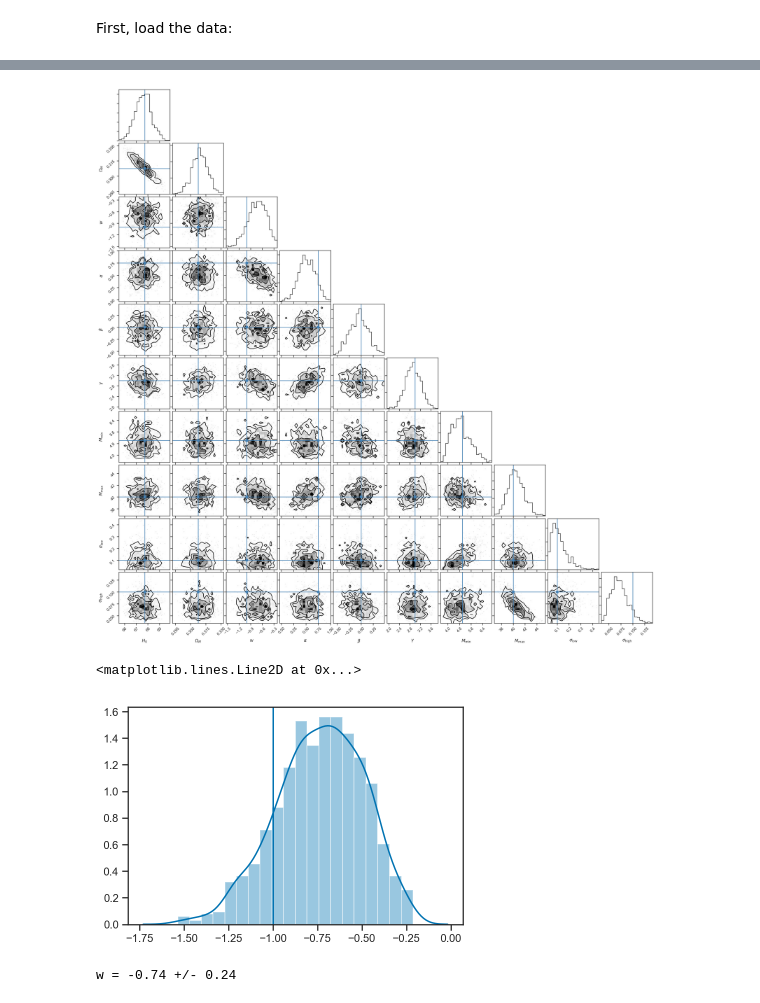
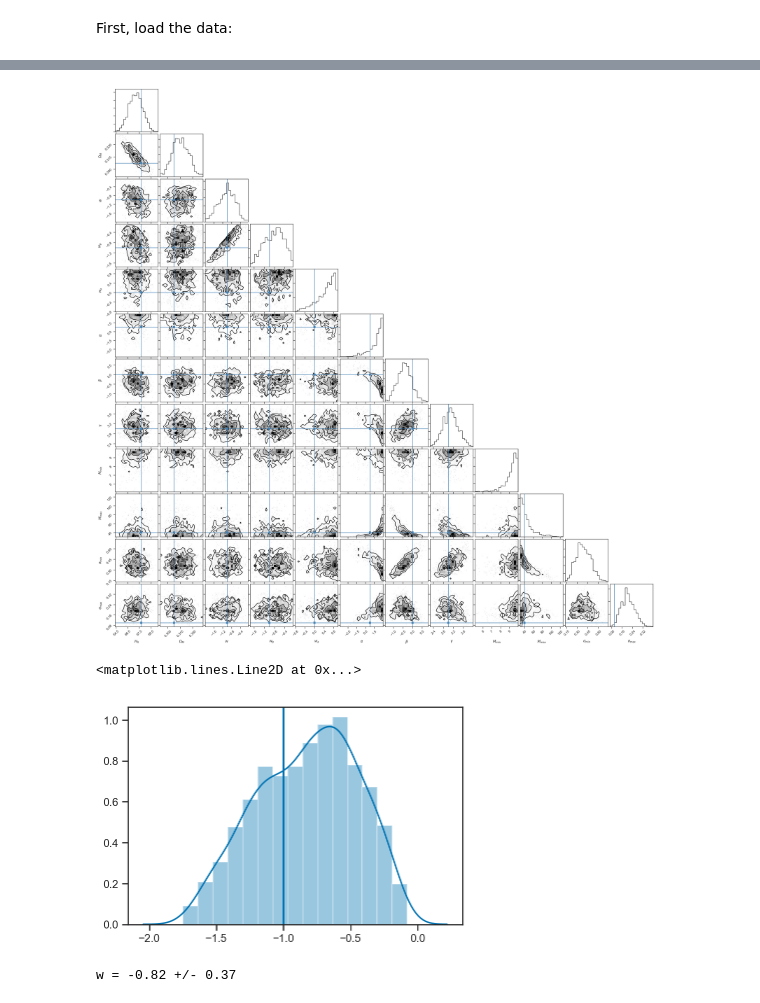
Before and after one commit to farr/PISNLineCosmography, a Jupyter notebook: Variational.ipynb, the cells around one changed output, grey strips where cells are left out. Saved outputs shown, nothing was run; the diff lists cells and outputs as text; code cells hidden in the pictures.

```diff
--- a/Variational.ipynb
+++ b/Variational.ipynb
@@ -45,7 +43,7 @@ with h5py.File('selected.h5', 'r') as inp:
     dls_det = array(inp['dl'])
     wts_det = array(inp['wt'])
 # %%
-nsel = 32768
+nsel = 65536
 f = nsel / len(m1s_det)
 N_gen = int(round(N_gen*f))
 m1s_det = m1s_det[:nsel]
@@ -111,3 +56,13 @@ Drawing event 884 from a KDE; using 989 points after prior re-weighting
+# %%
+m1 = []
+m2 = []
+dl = []
+
+for i in range(nobs):
+    s = np.random.choice(chain['m1det'].shape[1], nsamp, replace=False)
+    m1.append(chain['m1det'][i,s])
+    m2.append(chain['m2det'][i,s])
+    dl.append(chain['dl'][i,s])
 # %%
 ninterp = 500
 zMax = 10
@@ -124,27 +76,21 @@ d = {
     'nobs': nobs,
     'nsel': ndet,
     'ninterp': ninterp,
-    'nnorm': nnorm,
-
     'nsamp': nsamp,
-    'nsamp_total': nsamp_total,
 
     'Tobs': Tobs,
     'N_gen': N_gen,
 
-    'm1obs': np.concatenate(m1),
-    'm2obs': np.concatenate(m2),
-    'dlobs': np.concatenate(dl),
-    'log_m1m2dl_wt': np.concatenate(log_m1m2dl_wt),
+    'm1obs': m1,
+    'm2obs': m2,
+    'dlobs': dl,
 
     'm1sel': m1s_det,
     'm2sel': m2s_det,
     'dlsel': dls_det,
-    'wtsel': wts_det,
+    'log_wtsel': log(wts_det),
 
     'zinterp': zinterp,
 
-    'mnorm': msnorm,
-
     'cosmo_prior': 1
 }
@@ -182,4 +97,4 @@ def init(chain=None):
 # %%
-r = m.vb(data=d, init=init, algorithm='fullrank')
+r = m.vb(data=d, algorithm='fullrank')
 # %% [output]
 WARNING:pystan:Automatic Differentiation Variational Inference (ADVI) is an EXPERIMENTAL ALGORITHM.
@@ -221,16 +136,16 @@ Safety factor (1% of Neff / 4*Nobs) = 2.6
 # %%
-corner.corner(column_stack([w[k] for k in ['H0', 'Om', 'w', 'alpha', 'beta', 'gamma', 'MMin', 'MMax', 'sigma_low', 'sigma_high']]),
-              labels=[r'$H_0$', r'$\Omega_M$', r'$w$', r'$\alpha$', r'$\beta$', r'$\gamma$', r'$M_\mathrm{min}$', r'$M_\mathrm{max}$', r'$\sigma_\mathrm{low}$', r'$\sigma_\mathrm{high}$'],
-              truths=[Planck15.H0.to(u.km/u.s/u.Mpc).value, Planck15.Om0, -1.0, 0.75, 0.0, 3.0, 5.0, 40.0, 0.1, 0.1]);
+corner.corner(column_stack([w[k] for k in ['H0', 'Om', 'w', 'w_p', 'w_a', 'alpha', 'beta', 'gamma', 'MMin', 'MMax', 'sigma_min', 'sigma_max']]),
+              labels=[r'$H_0$', r'$\Omega_M$', r'$w$', r'$w_p$', r'$w_a$', r'$\alpha$', r'$\beta$', r'$\gamma$', r'$M_\mathrm{min}$', r'$M_\mathrm{max}$', r'$\sigma_\mathrm{min}$', r'$\sigma_\mathrm{max}$'],
+              truths=[Planck15.H0.to(u.km/u.s/u.Mpc).value, Planck15.Om0, -1.0, -1.0, 0.0, 0.75, 0.0, 3.0, 5.0, 40.0, 0.1, 0.1]);
 # %% [output]
-[figure, old version]
+[figure, new version]
 # %%
-sns.distplot(w['w'])
+sns.distplot(w['w_p'])
 axvline(-1)
 # %% [output]
 <matplotlib.lines.Line2D at 0x...>
-[figure, old version]
+[figure, new version]
 # %%
-print('w = {:.2f} +/- {:.2f}'.format(mean(w['w']), std(w['w'])))
+print('w = {:.2f} +/- {:.2f}'.format(mean(w['w_p']), std(w['w_p'])))
 # %% [output]
-w = -0.74 +/- 0.24
+w = -0.82 +/- 0.37
```
Also changed, not shown: parts of 10 cells of this notebook, 11 other files.
